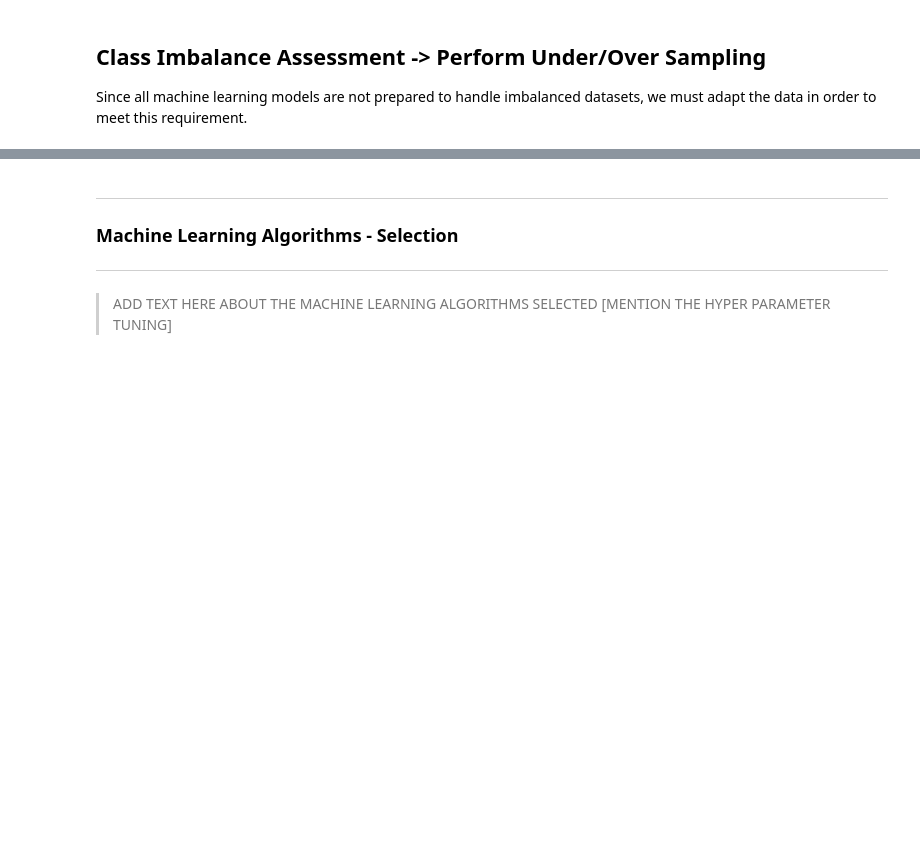
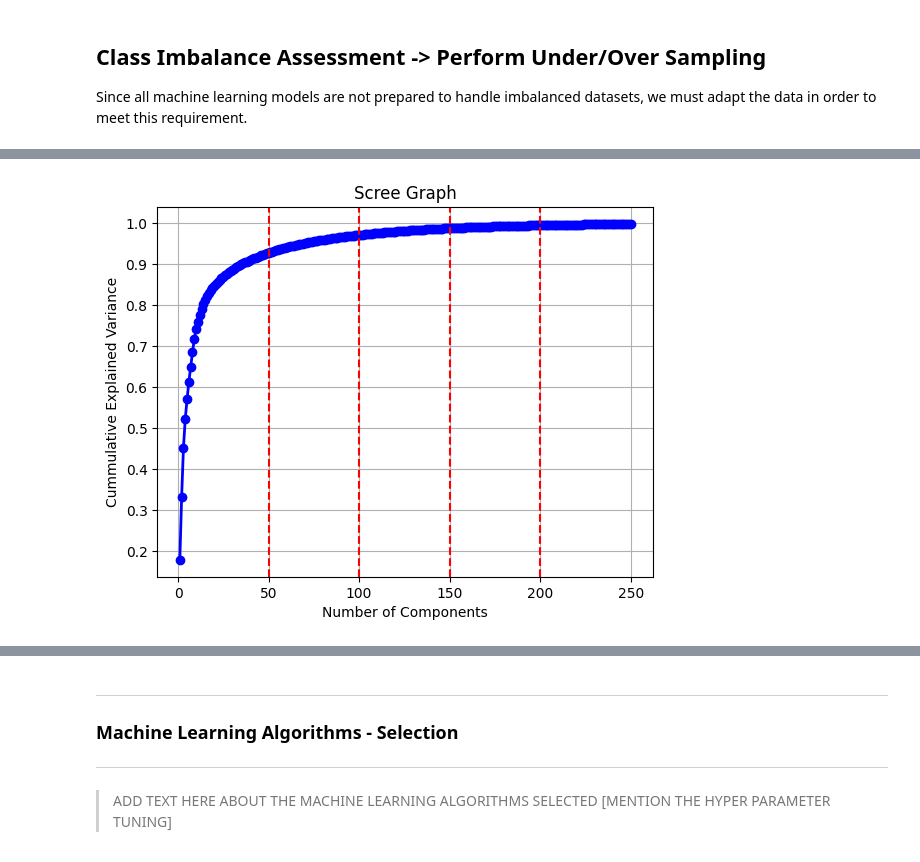
Before and after one commit to EstevesX10/Lung-Cancer-Classification-with-CT-Scans, a Jupyter notebook: Lung Cancer Classification with CT Scans/LungCancerClassification.ipynb, the cells around one changed output, grey strips where cells are left out. Drawn from its saved outputs; the diff is of its cells as text; code cells hidden in the pictures; blank space fills up the shorter version.

```diff
--- a/Lung Cancer Classification with CT Scans/LungCancerClassification.ipynb
+++ b/Lung Cancer Classification with CT Scans/LungCancerClassification.ipynb
@@ -663,0 +704,5 @@ folds = stratifiedGroupKFoldSplit(df_final, useSMOTE=True, n_splits=5)
+# %%
+(X_pca, explainedVariance, pcValues) = computePCA(250, X)
+plotScreeGraph(pcValues, explainedVariance)
+# %% [output]
+[figure, added]
```
Also changed, not shown: parts of 8 cells of this notebook.
